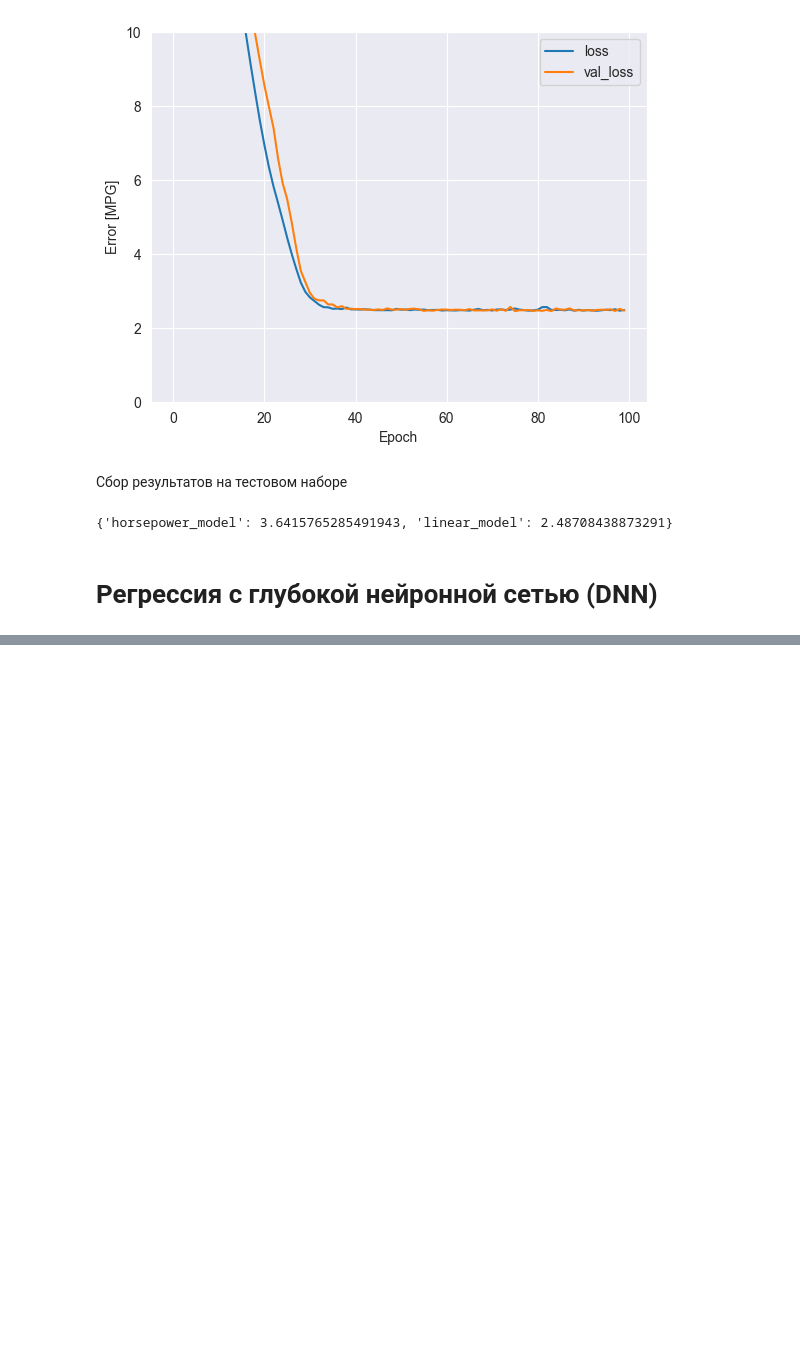
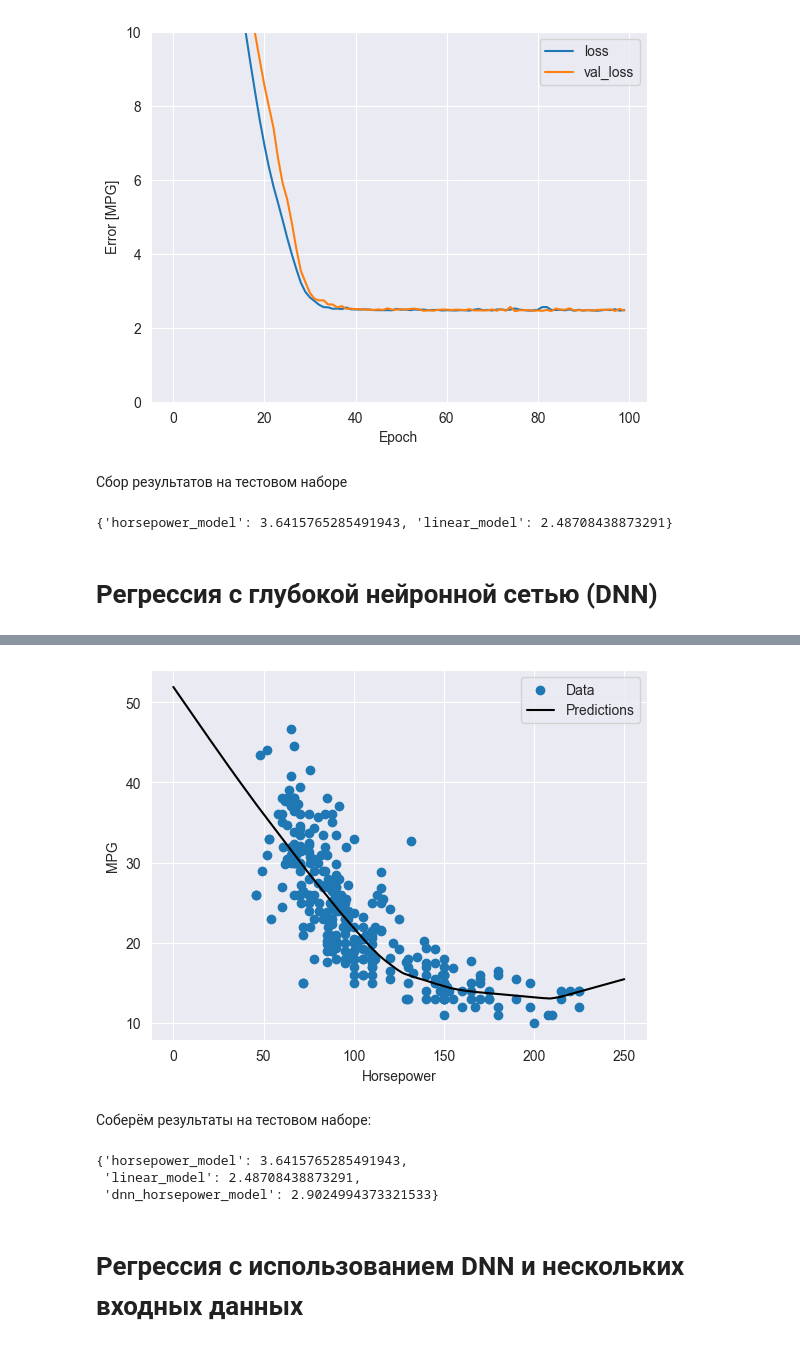
Before and after one commit to FuseII/architecture, a Jupyter notebook: lab_1/auto.ipynb, the cells around one changed output, grey strips where cells are left out. Drawn from its saved outputs; the diff is of its cells as text; code cells hidden in the pictures; blank space fills up the shorter version.

```diff
--- a/lab_1/auto.ipynb
+++ b/lab_1/auto.ipynb
@@ -283,0 +330,3 @@ test_results
+# %%
+x = tf.linspace(0.0, 250, 251)
+y = dnn_horsepower_model.predict(x)
@@ -283,0 +335,17 @@ test_results
+# %%
+plot_horsepower(x, y)
+# %% [output]
+[figure, added]
+# %% [markdown]
+Соберём результаты на тестовом наборе:
+# %%
+test_results['dnn_horsepower_model'] = dnn_horsepower_model.evaluate(
+    test_features['Horsepower'], test_labels,
+    verbose=0)
+test_results
+# %% [output]
+{'horsepower_model': 3.6415765285491943,
+ 'linear_model': 2.48708438873291,
+ 'dnn_horsepower_model': 2.9024994373321533}
+# %% [markdown]
+# Регрессия с использованием DNN и нескольких входных данных
```
Also changed, not shown: parts of 15 cells of this notebook.
